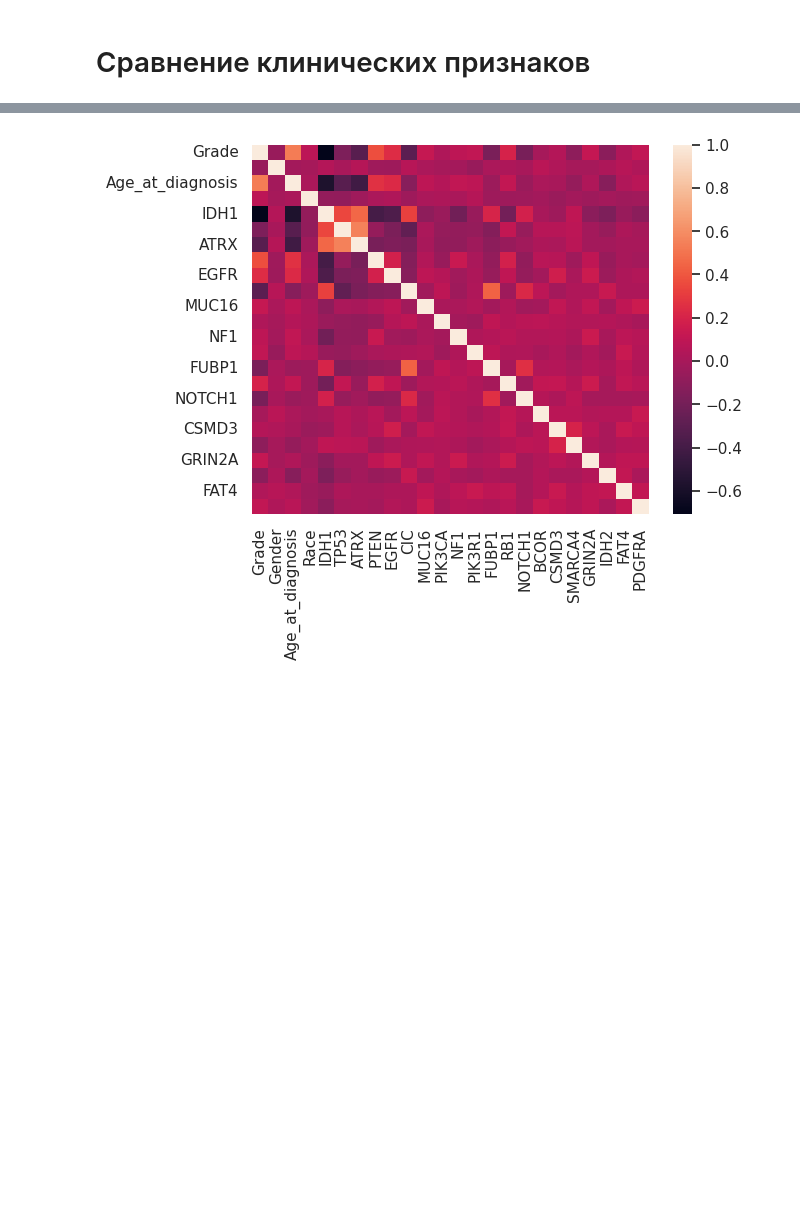
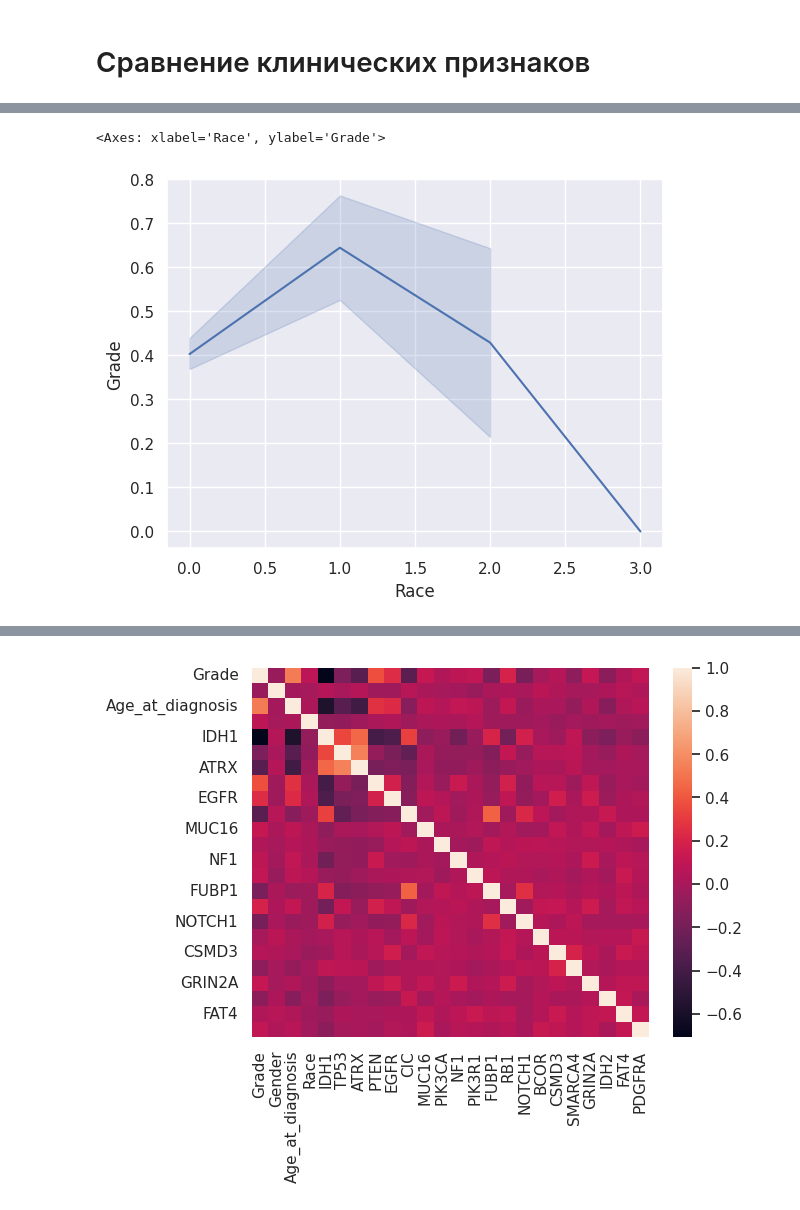
Before and after one commit to KoJl9lH-59rus/ML_KT, a Jupyter notebook: Визуализация.ipynb, the cells around one changed output, grey strips where cells are left out. Cells and saved outputs as stored; diff of their text form; code cells hidden in the pictures; blank space fills up the shorter version.

```diff
--- a/Визуализация.ipynb
+++ b/Визуализация.ipynb
@@ -273,0 +324,5 @@ sns.countplot(data=train, x="Grade", hue='Gender');
+# %%
+sns.lineplot(data=train, x='Race', y='Grade')
+# %% [output]
+<Axes: xlabel='Race', ylabel='Grade'>
+[figure, added]
```
Also changed, not shown: parts of 22 cells of this notebook.
